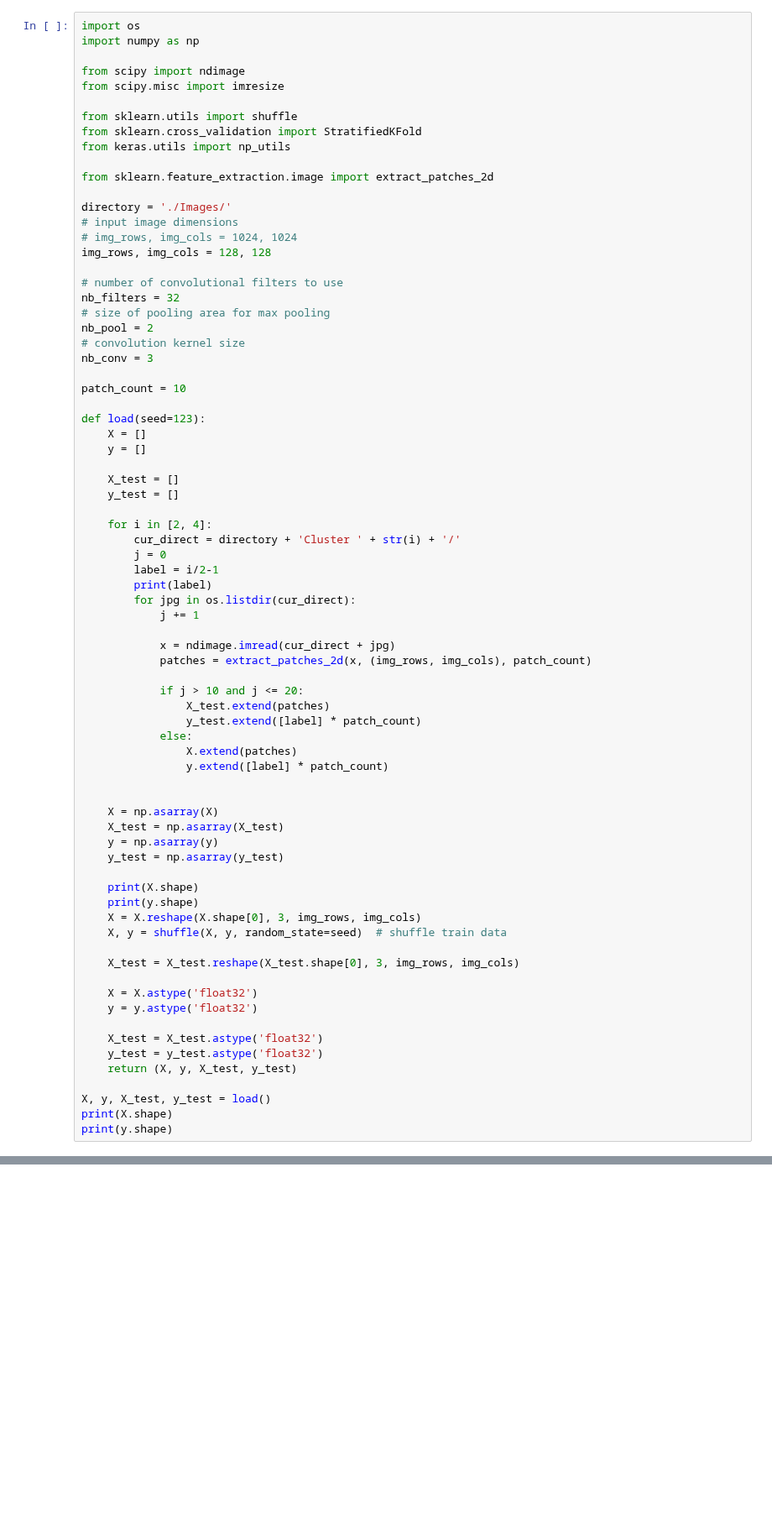
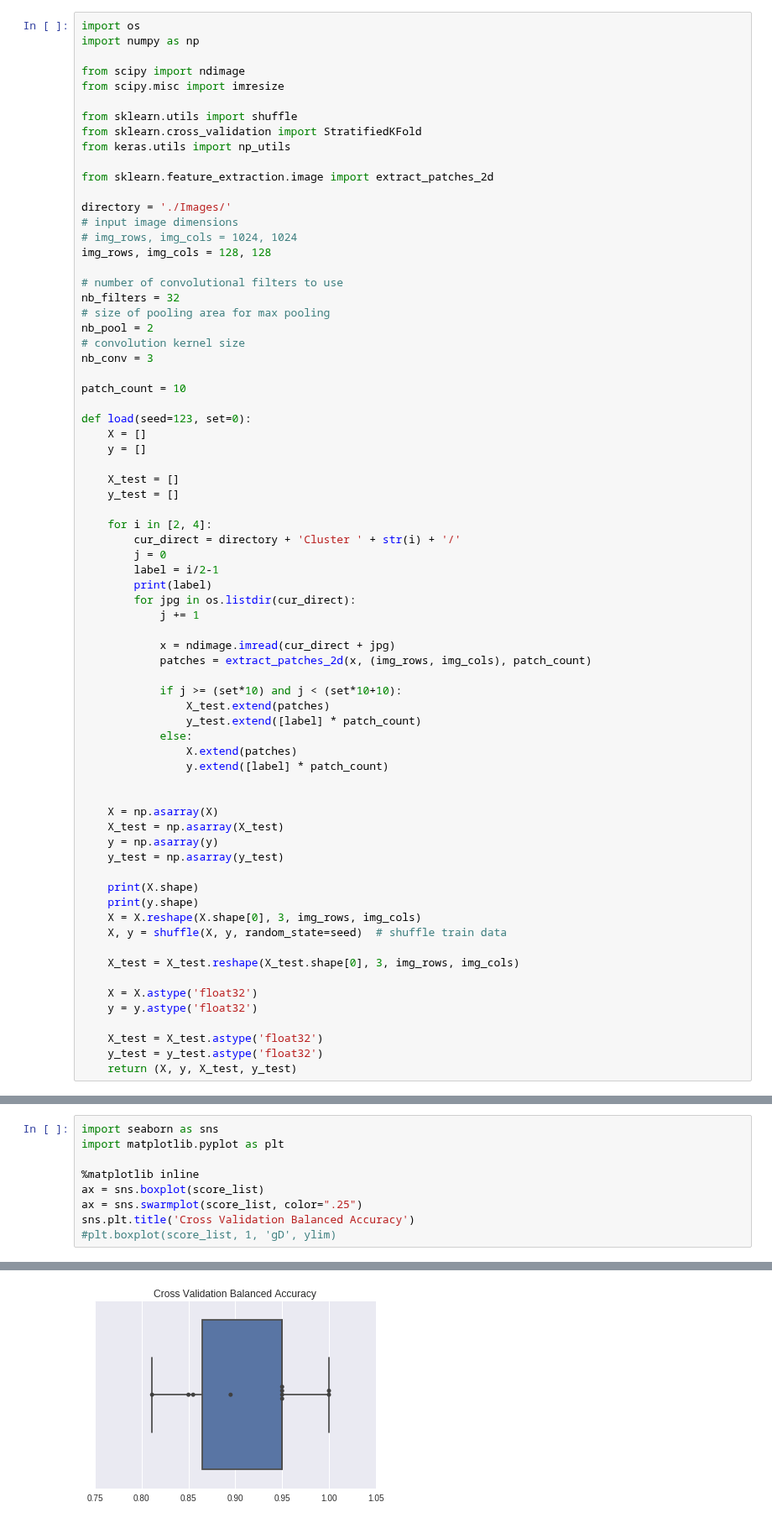
Before and after one commit to brettbj/CellTypeClassification, a Jupyter notebook: Classifier-2vs4.ipynb, the cells around one changed output, grey strips where cells are left out. Shown at 84% size. Cells and saved outputs as stored; diff of their text form; blank space fills up the shorter version.

Commit message:
updates to plot results

```diff
--- a/Classifier-2vs4.ipynb
+++ b/Classifier-2vs4.ipynb
@@ -31,7 +25,7 @@ nb_conv = 3
 
 patch_count = 10
 
-def load(seed=123):
+def load(seed=123, set=0):
     X = []
     y = []
 
@@ -49,7 +43,7 @@ def load(seed=123):
             x = ndimage.imread(cur_direct + jpg)
             patches = extract_patches_2d(x, (img_rows, img_cols), patch_count)
 
-            if j > 10 and j <= 20:
+            if j >= (set*10) and j < (set*10+10):
                 X_test.extend(patches)
                 y_test.extend([label] * patch_count)
             else:
@@ -75,8 +69,4 @@ def load(seed=123):
     X_test = X_test.astype('float32')
     y_test = y_test.astype('float32')
     return (X, y, X_test, y_test)
-
-X, y, X_test, y_test = load()
-print(X.shape)
-print(y.shape)
 # %% [output]
@@ -204,0 +173,10 @@ Epoch 3/10
+# %%
+import seaborn as sns
+import matplotlib.pyplot as plt
+
+%matplotlib inline
+ax = sns.boxplot(score_list)
+ax = sns.swarmplot(score_list, color=".25")
+sns.plt.title('Cross Validation Balanced Accuracy')
+#plt.boxplot(score_list, 1, 'gD', ylim)
+# %% [output]
@@ -204,0 +184 @@ Epoch 3/10
+[figure, added]
```
Also changed, not shown: parts of 4 cells of this notebook, 1 other file.
